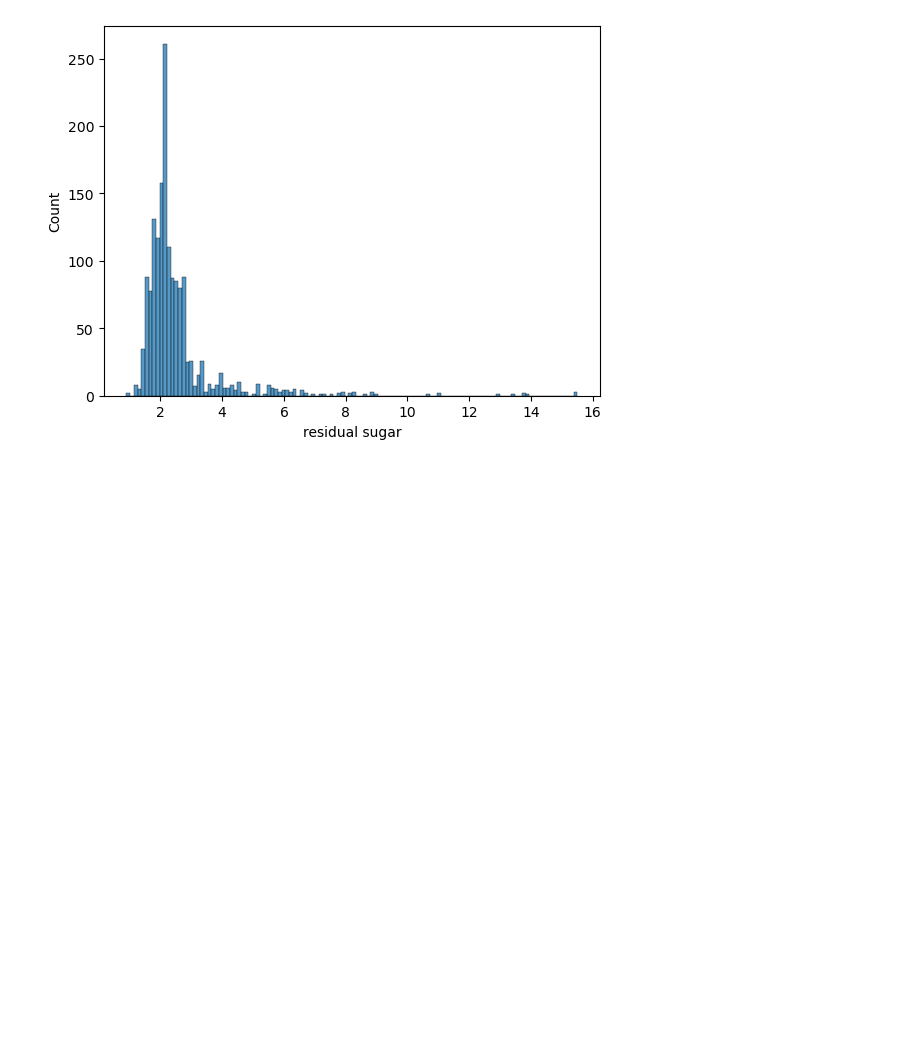
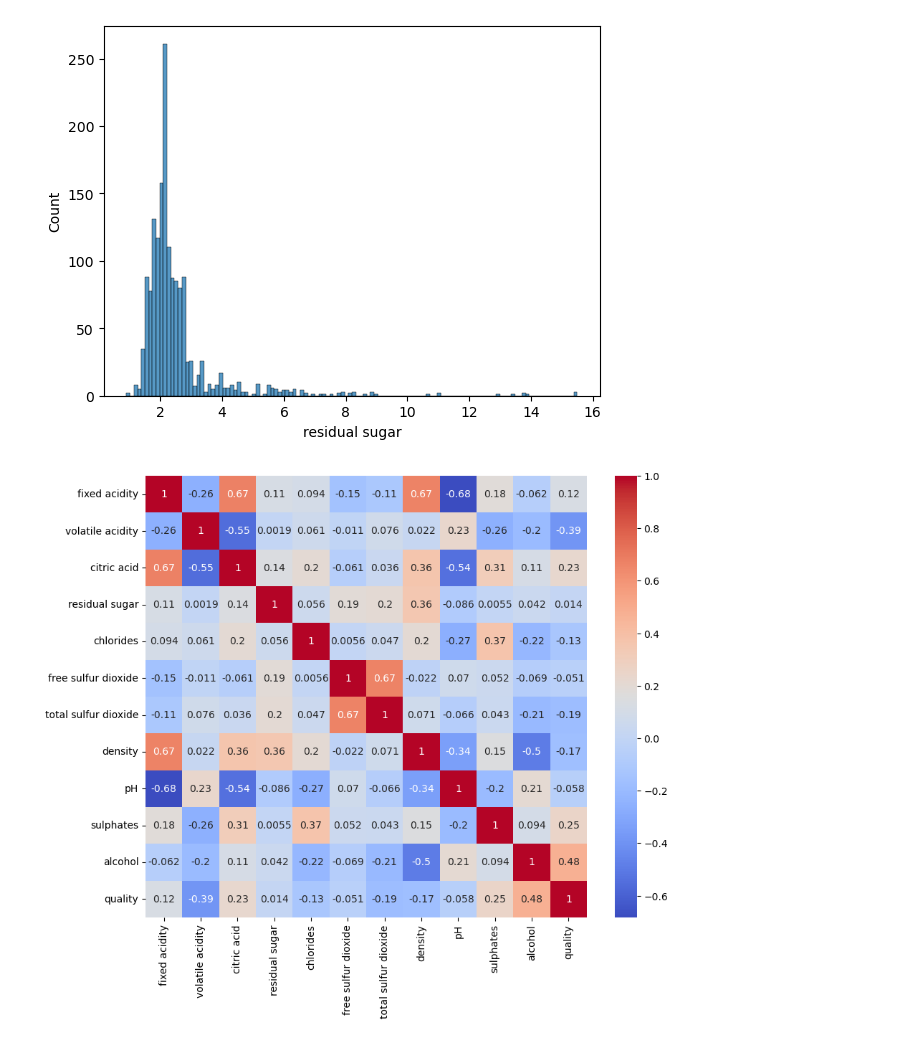
Before and after one commit to Sudha25a/Projects-2, a Jupyter notebook: Redwine.ipynb, the cells around one changed output. Cells and saved outputs as stored; diff of their text form; code cells hidden in the pictures; blank space fills up the shorter version.

```diff
--- a/Redwine.ipynb
+++ b/Redwine.ipynb
@@ -106,3 +106,17 @@ sns.histplot(x='residual sugar', data=Redwine)
 # %% [output]
 <Axes: xlabel='residual sugar', ylabel='Count'>
 [figure]
+# %%
+# create a code for the
+import seaborn as sns
+import matplotlib.pyplot as plt
+# Load the wine dataset
+# wine_data = pd.read_csv('winequality-red.csv', sep=';')
+# Calculate the correlation matrix
+corr_matrix = Redwine.corr()
+# Create a correlation heatmap
+plt.figure(figsize=(10, 8))
+sns.heatmap(corr_matrix, annot=True, cmap='coolwarm', square=True)
+plt.show()
+# %% [output]
+[figure, added]
```
Also changed, not shown: parts of 3 cells of this notebook, 1 other file.
